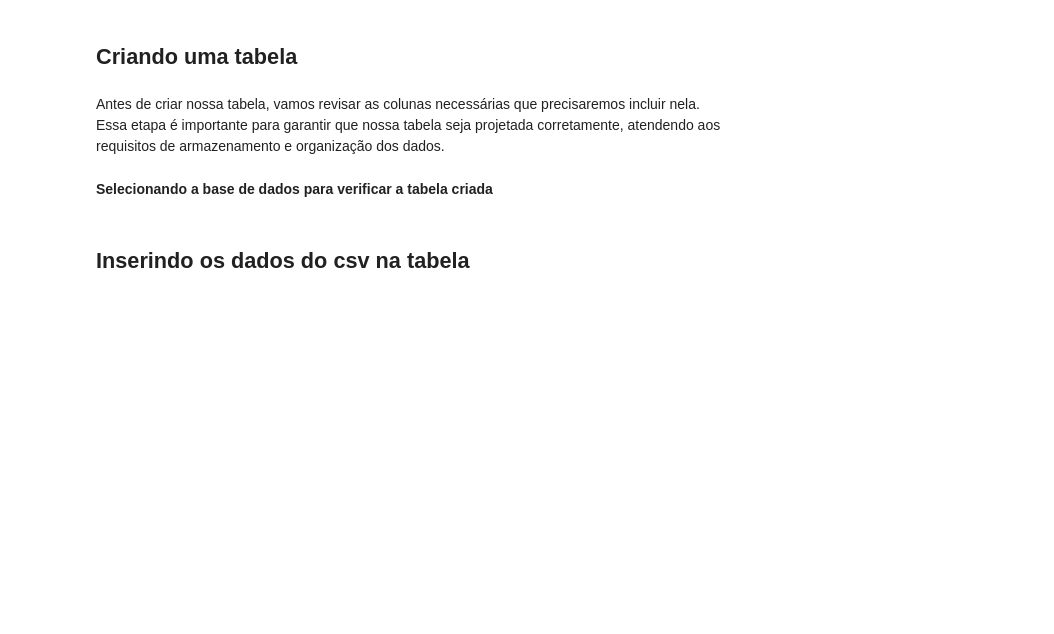
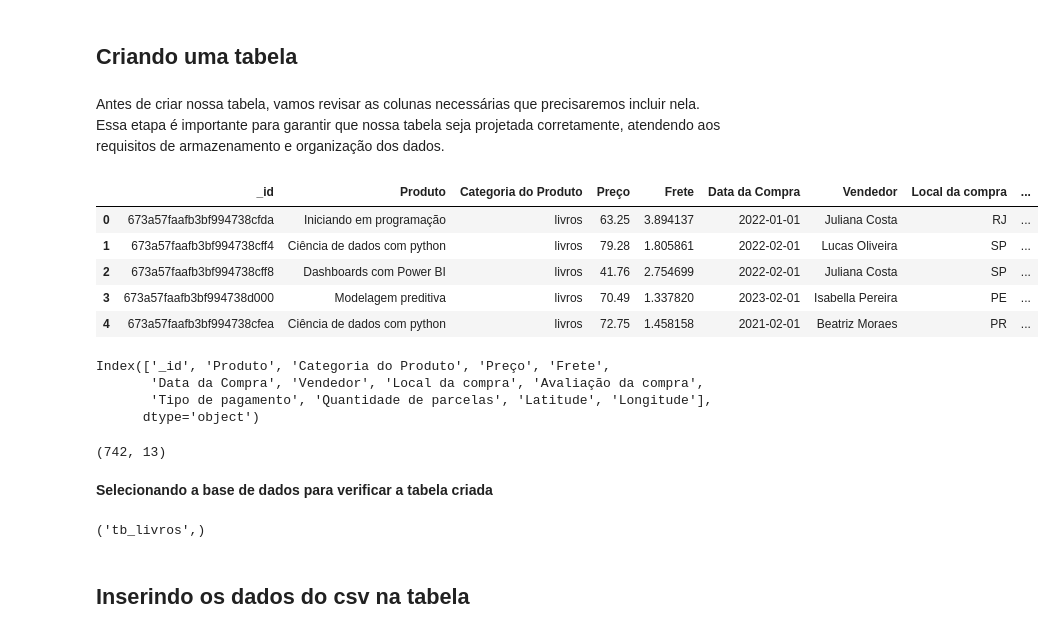
Before and after one commit to raphaelpavao/pipeline-python-mongo-sql, a Jupyter notebook: notebooks/save_data_mysql.ipynb, the cells around one changed output. Cells and saved outputs as stored; diff of their text form; code cells hidden in the pictures; blank space fills up the shorter version.

```diff
--- a/notebooks/save_data_mysql.ipynb
+++ b/notebooks/save_data_mysql.ipynb
@@ -36,3 +50,25 @@ O método `execute()` é usado para compilar uma instrução SQL
 ## Criando uma tabela
 # %% [markdown]
 Antes de criar nossa tabela, vamos revisar as colunas necessárias que precisaremos incluir nela. Essa etapa é importante para garantir que nossa tabela seja projetada corretamente, atendendo aos requisitos de armazenamento e organização dos dados.
+# %%
+import pandas as pd
+df_livros = pd.read_csv("../data/tabela_livros.csv")
+df_livros.head()
+# %% [output]
+|  | _id | Produto | Categoria do Produto | Preço | Frete | Data da Compra | Vendedor | Local da compra | ... |
+| 0 | 673a57faafb3bf994738cfda | Iniciando em programação | livros | 63.25 | 3.894137 | 2022-01-01 | Juliana Costa | RJ | ... |
+| 1 | 673a57faafb3bf994738cff4 | Ciência de dados com python | livros | 79.28 | 1.805861 | 2022-02-01 | Lucas Oliveira | SP | ... |
+| 2 | 673a57faafb3bf994738cff8 | Dashboards com Power BI | livros | 41.76 | 2.754699 | 2022-02-01 | Juliana Costa | SP | ... |
+| 3 | 673a57faafb3bf994738d000 | Modelagem preditiva | livros | 70.49 | 1.337820 | 2023-02-01 | Isabella Pereira | PE | ... |
+| 4 | 673a57faafb3bf994738cfea | Ciência de dados com python | livros | 72.75 | 1.458158 | 2021-02-01 | Beatriz Moraes | PR | ... |
+# %%
+df_livros.columns
+# %% [output]
+Index(['_id', 'Produto', 'Categoria do Produto', 'Preço', 'Frete',
+       'Data da Compra', 'Vendedor', 'Local da compra', 'Avaliação da compra',
+       'Tipo de pagamento', 'Quantidade de parcelas', 'Latitude', 'Longitude'],
+      dtype='object')
+# %%
+df_livros.shape
+# %% [output]
+(742, 13)
@@ -39,5 +96,13 @@ Antes de criar nossa tabela, vamos revisar as colunas necessárias que precisare
 # %% [markdown]
 **Selecionando a base de dados para verificar a tabela criada**
+# %%
+cursor.execute("USE dbprodutos;")
+cursor.execute("SHOw TABLES;")
+
+for tb in cursor:
+    print(tb)
+# %% [output]
+('tb_livros',)
 # %% [markdown]
 ## Inserindo os dados do csv na tabela
 # %% [markdown]
```
Also changed, not shown: parts of 12 cells of this notebook.
